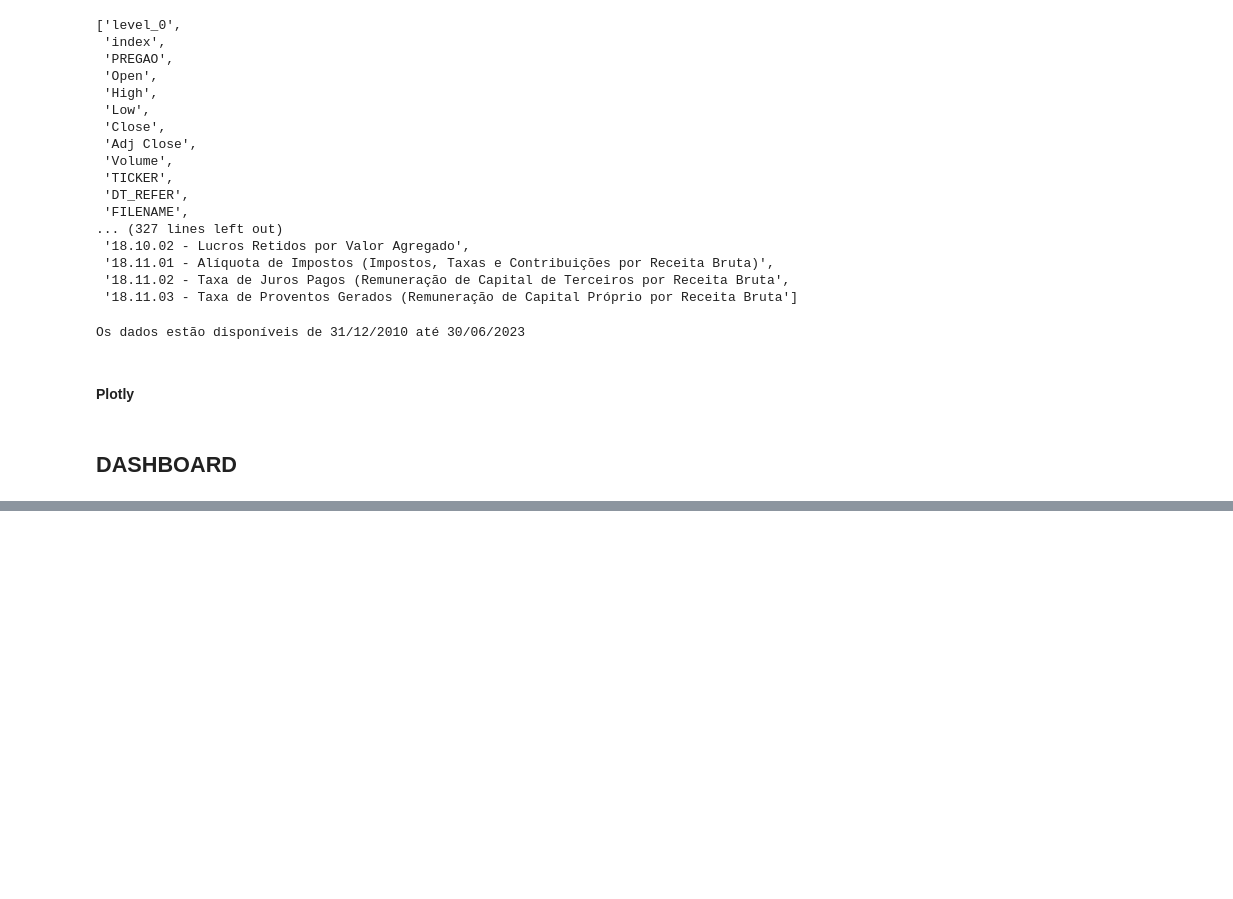
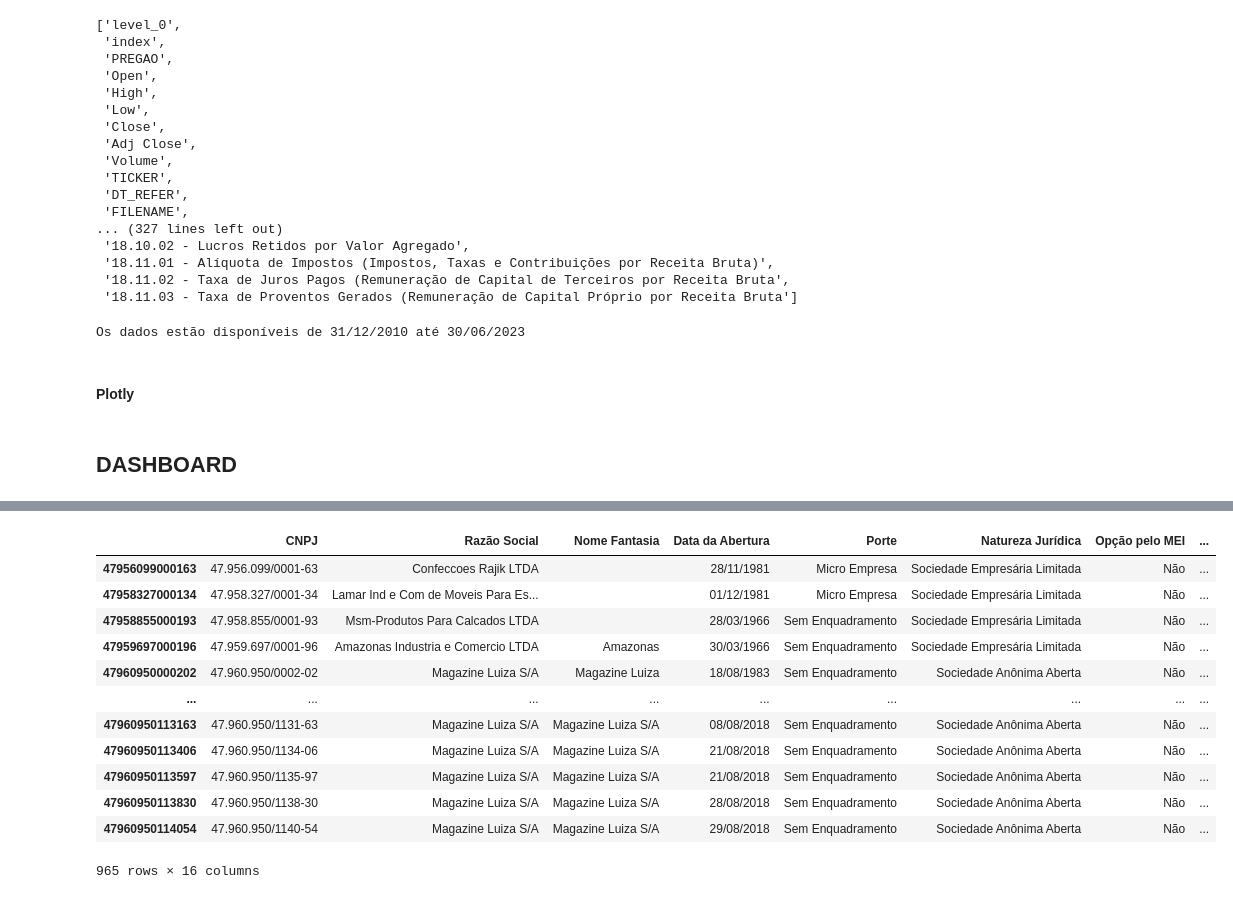
Before and after one commit to faustostangler/DSH, a Jupyter notebook: read_cvm.ipynb, the cells around one changed output, grey strips where cells are left out. Cells and saved outputs as stored; diff of their text form; code cells hidden in the pictures; blank space fills up the shorter version.

```diff
--- a/read_cvm.ipynb
+++ b/read_cvm.ipynb
@@ -3473,0 +3306,18 @@ app.layout = dbc.Container([
+# %%
+df = pd.DataFrame(filiais).T
+# %%
+df[df['CNPJ'] != '']
+# %% [output]
+|  | CNPJ | Razão Social | Nome Fantasia | Data da Abertura | Porte | Natureza Jurídica | Opção pelo MEI | ... |
+| 47956099000163 | 47.956.099/0001-63 | Confeccoes Rajik LTDA |  | 28/11/1981 | Micro Empresa | Sociedade Empresária Limitada | Não | ... |
+| 47958327000134 | 47.958.327/0001-34 | Lamar Ind e Com de Moveis Para Es... |  | 01/12/1981 | Micro Empresa | Sociedade Empresária Limitada | Não | ... |
+| 47958855000193 | 47.958.855/0001-93 | Msm-Produtos Para Calcados LTDA |  | 28/03/1966 | Sem Enquadramento | Sociedade Empresária Limitada | Não | ... |
+| 47959697000196 | 47.959.697/0001-96 | Amazonas Industria e Comercio LTDA | Amazonas | 30/03/1966 | Sem Enquadramento | Sociedade Empresária Limitada | Não | ... |
+| 47960950000202 | 47.960.950/0002-02 | Magazine Luiza S/A | Magazine Luiza | 18/08/1983 | Sem Enquadramento | Sociedade Anônima Aberta | Não | ... |
+| ... | ... | ... | ... | ... | ... | ... | ... | ... |
+| 47960950113163 | 47.960.950/1131-63 | Magazine Luiza S/A | Magazine Luiza S/A | 08/08/2018 | Sem Enquadramento | Sociedade Anônima Aberta | Não | ... |
+| 47960950113406 | 47.960.950/1134-06 | Magazine Luiza S/A | Magazine Luiza S/A | 21/08/2018 | Sem Enquadramento | Sociedade Anônima Aberta | Não | ... |
+| 47960950113597 | 47.960.950/1135-97 | Magazine Luiza S/A | Magazine Luiza S/A | 21/08/2018 | Sem Enquadramento | Sociedade Anônima Aberta | Não | ... |
+| 47960950113830 | 47.960.950/1138-30 | Magazine Luiza S/A | Magazine Luiza S/A | 28/08/2018 | Sem Enquadramento | Sociedade Anônima Aberta | Não | ... |
+| 47960950114054 | 47.960.950/1140-54 | Magazine Luiza S/A | Magazine Luiza S/A | 29/08/2018 | Sem Enquadramento | Sociedade Anônima Aberta | Não | ... |
+965 rows × 16 columns
```
Also changed, not shown: parts of 16 cells of this notebook, 5 other files.
